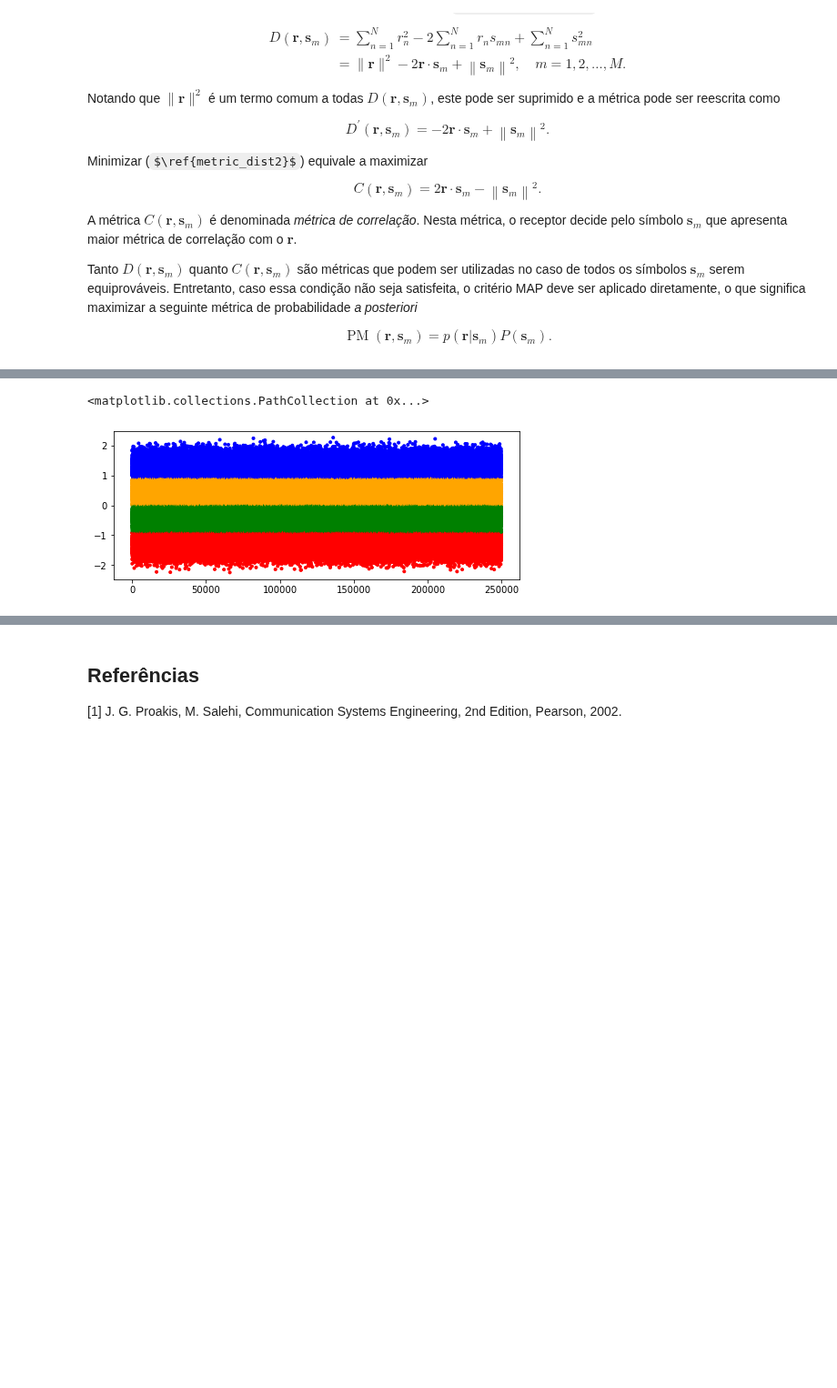
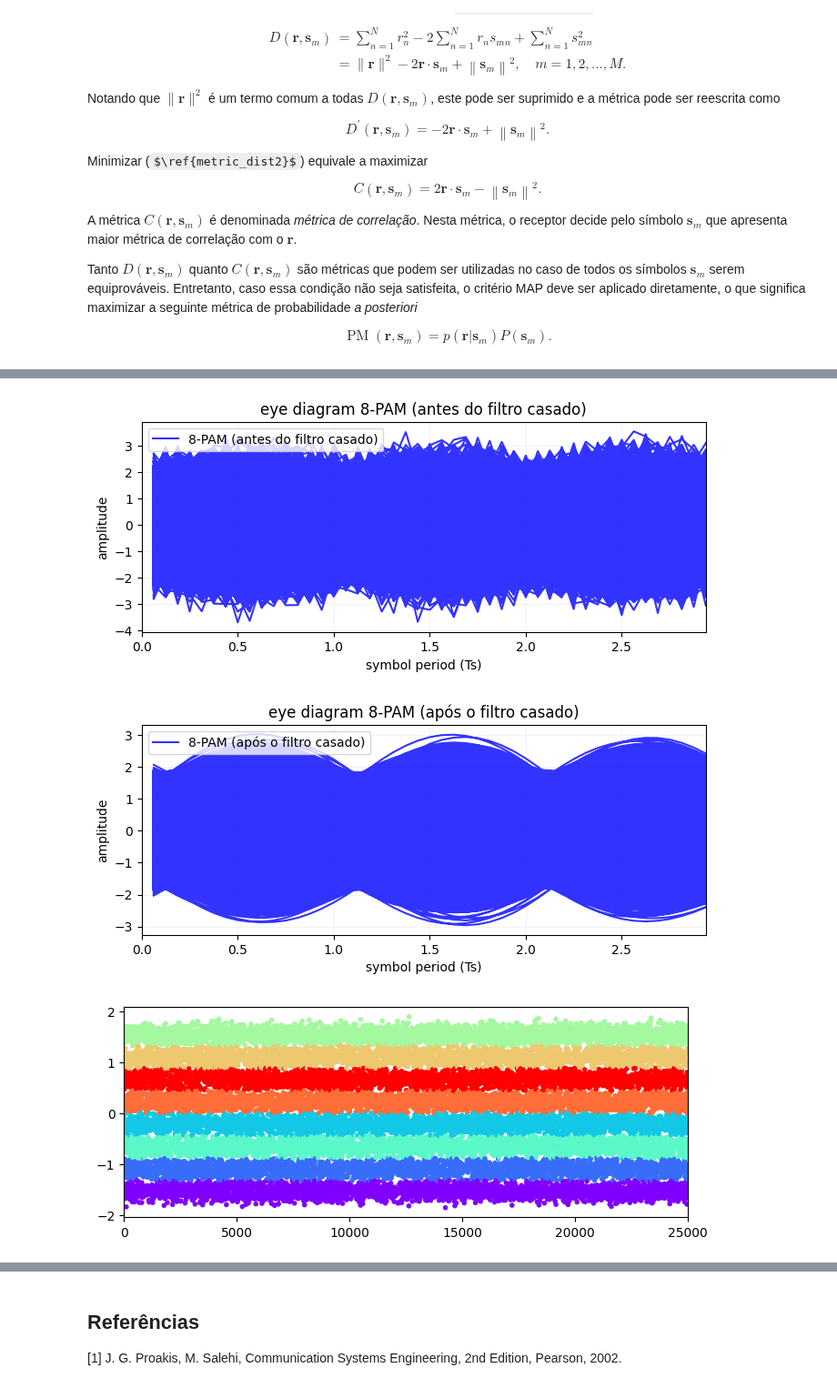
Before and after one commit to edsonportosilva/TDI, a Jupyter notebook: jupyter/3 - Receptores ótimos para canais AWGN.ipynb, the cells around one changed output, grey strips where cells are left out. Shown at 91% size. Cells and saved outputs as stored; diff of their text form; code cells hidden in the pictures; some formulas as TeX source; blank space fills up the shorter version.

```diff
--- a/jupyter/3 - Receptores ótimos para canais AWGN.ipynb
+++ b/jupyter/3 - Receptores ótimos para canais AWGN.ipynb
@@ -584,15 +586,65 @@ def MAPdetector(r, σn, M, constType, px=None):
-# %%
-count = r.size
-
-dec, pos = MAPdetector(r[0:count], σ2, M, 'pam')
-
-constSymb = np.unique(dec)
-
-colors = ['red', 'green', 'blue', 'orange']
-col = [colors[ind] for ind in pos]
-
-index = np.arange(0,dec.size)[0:count]
-plt.scatter(index, r[0:count],c=col, marker='.')
-# %% [output]
-<matplotlib.collections.PathCollection at 0x...>
-[figure, removed]
+# %%
+# select PAM order
+M = 8
+
+# generate pseudo-random bit sequence
+bitsTx = np.random.randint(2, size = int(25000*np.log2(M)))
+
+# generate ook modulated symbol sequence
+symbTx = modulateGray(bitsTx, M, 'pam')
+symbTx = pnorm(symbTx) # power normalization
+
+# upsampling
+symbolsUp = upsample(symbTx, SpS)
+
+# pulso NRZ típico
+pulse = pulseShape('rrc', SpS)
+pulse = pulse/max(abs(pulse))
+
+# formatação de pulso
+sigTx = firFilter(pulse, symbolsUp)
+sigTx = sigTx.real
+
+# ruído gaussiano branco
+Namostras = sigTx.size
+σ2  = 0.010 # variância
+μ   = 0      # média
+
+σ      = sqrt(σ2*SpS)
+ruido  = normal(μ, σ, Namostras)
+
+# filtro casado
+sigRx = firFilter(pulse, sigTx+ruido)
+sigRx = pnorm(sigRx)
+
+# downsampling
+r = sigRx[2::SpS]
+
+# diagrama de olho
+Nsamples = sigTx.size
+eyediagram(sigTx+ruido, Nsamples, SpS, plotlabel= str(M)+'-PAM (antes do filtro casado)', ptype='fast')
+eyediagram(sigRx, Nsamples, SpS, plotlabel= str(M)+'-PAM (após o filtro casado)', ptype='fast')
+
+
+from matplotlib import cm
+n_colors = M
+colors = cm.rainbow(np.linspace(0, 1, n_colors))
+
+count = r.size
+
+# get constellation
+constSymb = GrayMapping(M, 'pam')  # constellation
+constSymb = pnorm(constSymb)
+
+dec, pos = MAPdetector(r[0:count], σ2, constSymb)
+
+constSymb = np.unique(dec)
+col = [colors[ind] for ind in pos]
+
+index = np.arange(0,dec.size)[0:count]
+plt.scatter(index, r[0:count],c=col, marker='.');
+plt.xlim(0, dec.size);
+# %% [output]
+[figure, added]
+[figure, added]
+[figure, added]
```
Also changed, not shown: parts of 8 cells of this notebook, 1 other file.
